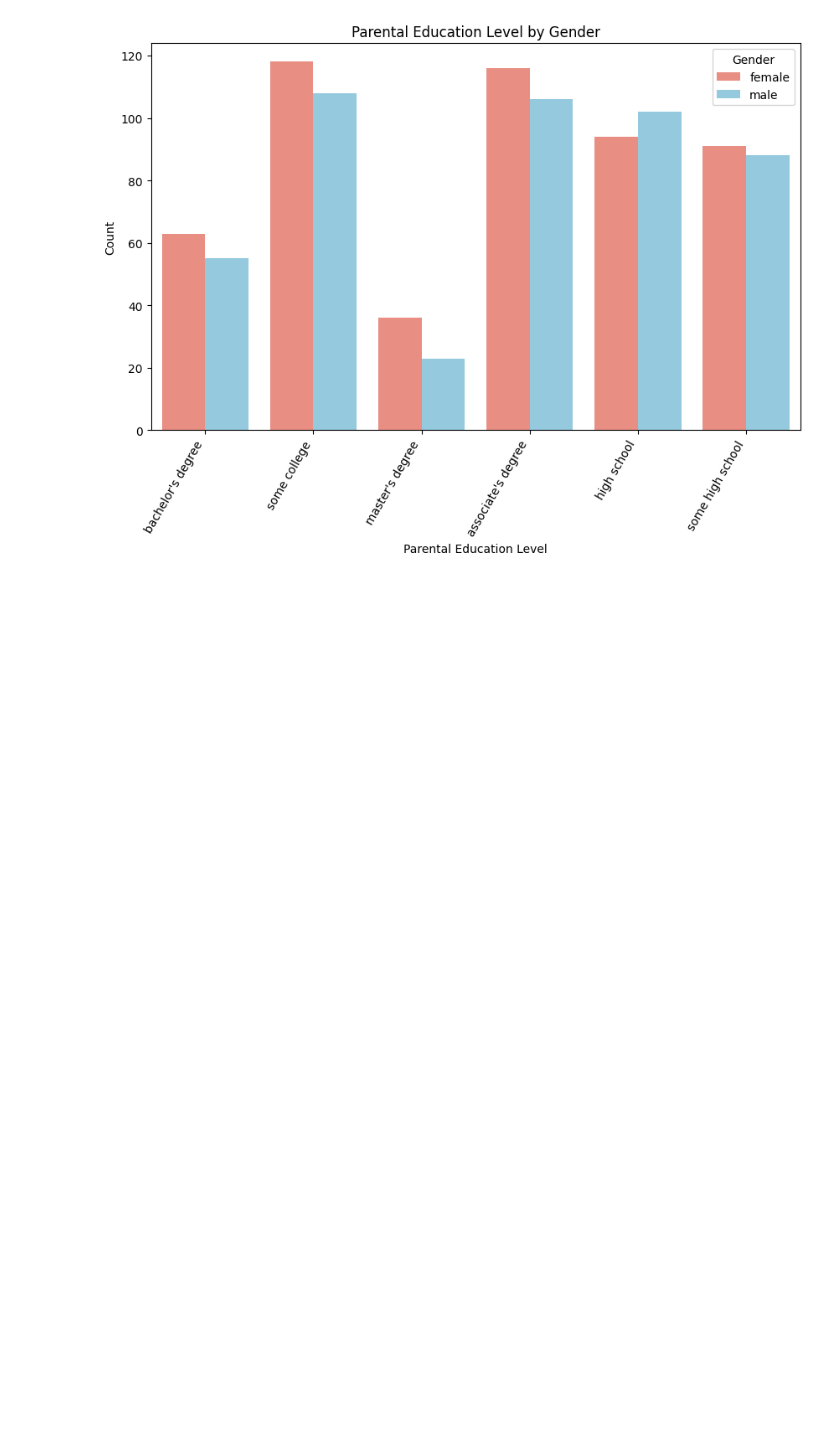
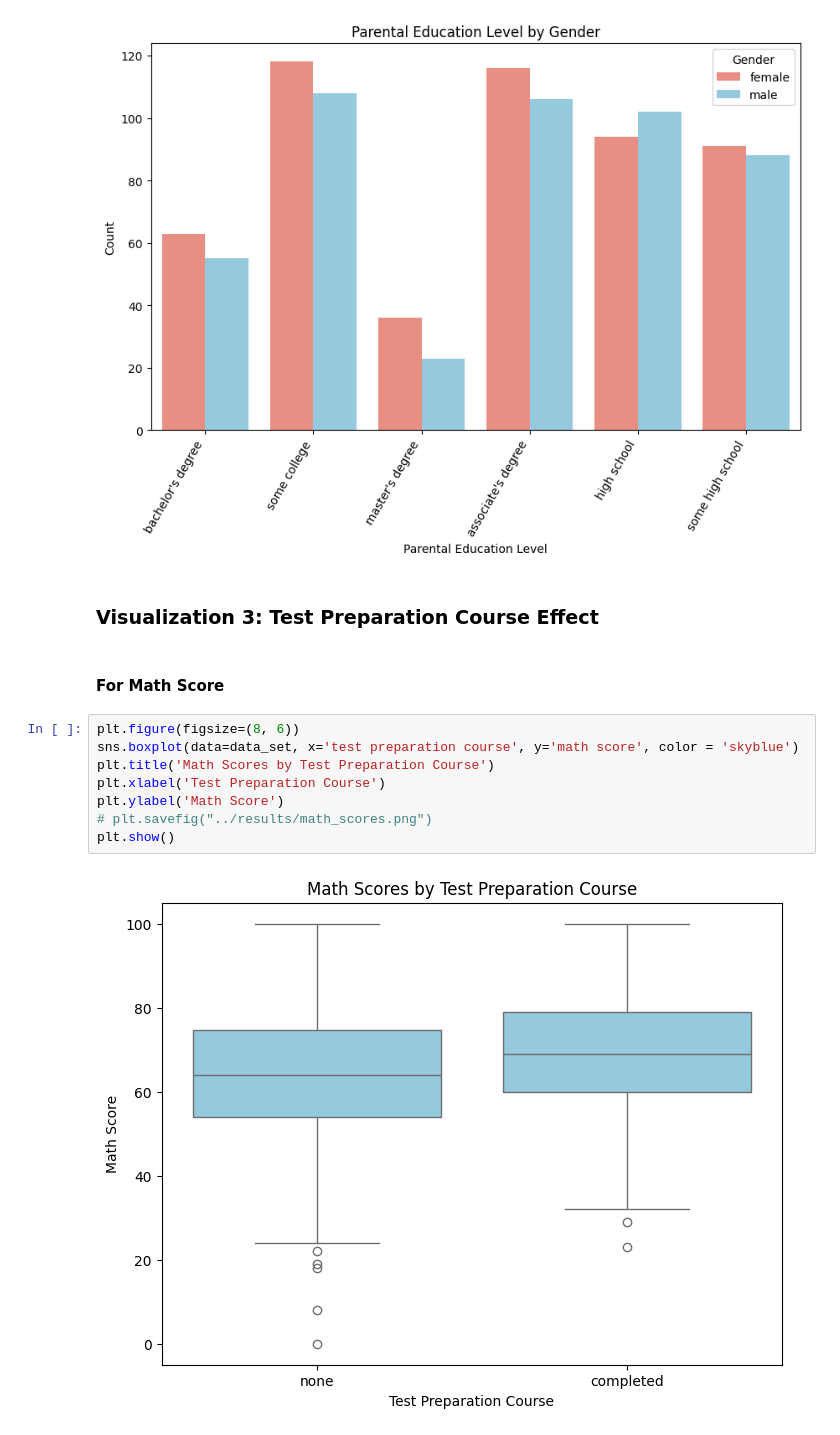
Before and after one commit to GauravBachu/PDS_Assignment-1, a Jupyter notebook: student_performace_Q2/src/Q2.ipynb, the cells around one changed output. Drawn from its saved outputs; the diff is of its cells as text; blank space fills up the shorter version.

Commit message:
Visualization 3 : Test Preparation Course Effect for Math Score, Reading Score, Writing Score

```diff
--- a/student_performace_Q2/src/Q2.ipynb
+++ b/student_performace_Q2/src/Q2.ipynb
@@ -66,3 +66,17 @@ plt.savefig("../results/parents_education_levels.png")
 plt.show()
 # %% [output]
 [figure]
+# %% [markdown]
+### Visualization 3: Test Preparation Course Effect
+# %% [markdown]
+#### For Math Score
+# %%
+plt.figure(figsize=(8, 6))
+sns.boxplot(data=data_set, x='test preparation course', y='math score', color = 'skyblue')
+plt.title('Math Scores by Test Preparation Course')
+plt.xlabel('Test Preparation Course')
+plt.ylabel('Math Score')
+# plt.savefig("../results/math_scores.png")
+plt.show()
+# %% [output]
+[figure, added]
```
Also changed, not shown: parts of 4 cells of this notebook.
